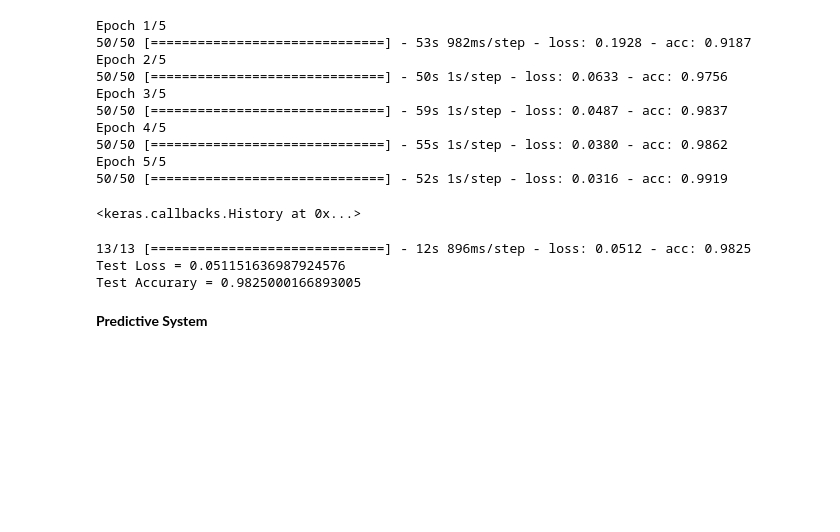
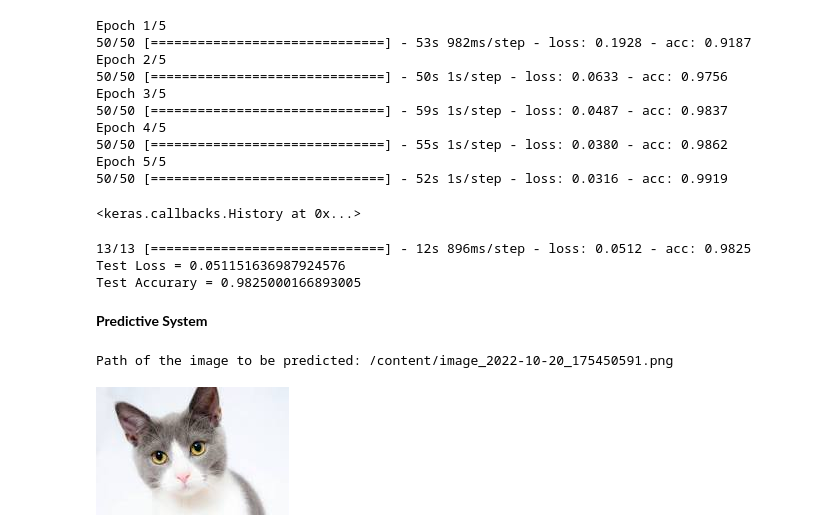
Before and after one commit to PranavSingh31/Cat-vs-Dog-Classifier, a Jupyter notebook: DagvsCatClassificationUsingDL.ipynb, the cells around one changed output. Saved outputs shown, nothing was run; the diff lists cells and outputs as text; code cells hidden in the pictures; blank space fills up the shorter version.

```diff
--- a/DagvsCatClassificationUsingDL.ipynb
+++ b/DagvsCatClassificationUsingDL.ipynb
@@ -325,0 +323,17 @@ input_image = cv2.imread(input_image_path)
+# %%
+input_image_path = input('Path of the image to be predicted: ')
+input_image = cv2.imread(input_image_path)
+cv2_imshow(input_image)
+input_image_resize = cv2.resize(input_image,(224,224))
+input_image_scaled = input_image_resize/255
+image_reshaped = np.reshape(input_image_scaled, [1,224,224,3])
+input_prediction = model.predict(image_reshaped)
+input_pred_label = np.argmax(input_prediction)
+
+if input_pred_label == 0:
+  print('Image is a cat')
+else:
+  print(('Image is a dog'))
+# %% [output]
+Path of the image to be predicted: /content/image_2022-10-20_175450591.png
+[figure, added]
```
Also changed, not shown: parts of 2 cells of this notebook.
